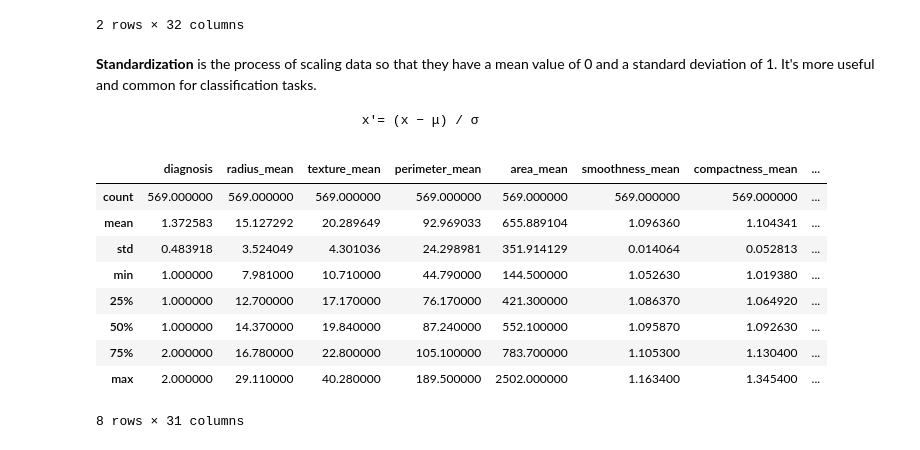
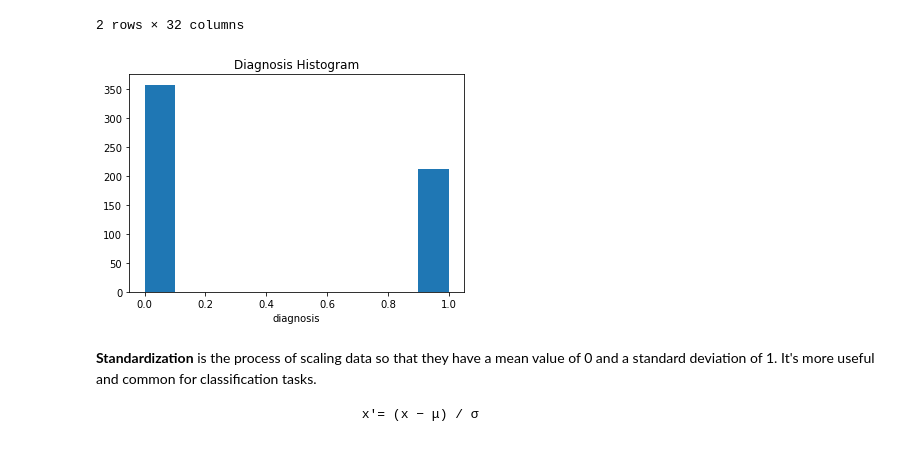
Before and after one commit to sm0223/breast_cancer_prediction, a Jupyter notebook: breast_cancer_prediction_naive_bayes.ipynb, the cells around one changed output. Drawn from its saved outputs; the diff is of its cells as text; code cells hidden in the pictures.

```diff
--- a/breast_cancer_prediction_naive_bayes.ipynb
+++ b/breast_cancer_prediction_naive_bayes.ipynb
@@ -38,21 +38,16 @@ df.groupby('diagnosis').count()
 | B | 357 | 357 | 357 | 357 | 357 | 357 | 357 | ... |
 | M | 212 | 212 | 212 | 212 | 212 | 212 | 212 | ... |
 2 rows × 32 columns
+# %%
+df = df.drop(df[['Unnamed: 32', 'id']],axis =1) #dropping the unnamed bad column
+df[['diagnosis']] = df[['diagnosis']].replace(['M'], 1).replace(['B'], 0) #replacing Malignant with 1s and Benign with 0s
+plt.hist(df['diagnosis'])
+plt.xlabel('diagnosis')
+plt.title('Diagnosis Histogram')
+plt.show()
+# %% [output]
+[figure, added]
 # %% [markdown]
 **Standardization** is the process of scaling data so that they have a mean value of 0 and a standard deviation of 1. It's more useful and common for classification tasks.
 
                                     x′= (x − μ) / σ
-# %%
-stat_data = df.describe()
-stat_data
-# %% [output]
-|  | diagnosis | radius_mean | texture_mean | perimeter_mean | area_mean | smoothness_mean | compactness_mean | ... |
-| count | 569.000000 | 569.000000 | 569.000000 | 569.000000 | 569.000000 | 569.000000 | 569.000000 | ... |
-| mean | 1.372583 | 15.127292 | 20.289649 | 92.969033 | 655.889104 | 1.096360 | 1.104341 | ... |
-| std | 0.483918 | 3.524049 | 4.301036 | 24.298981 | 351.914129 | 0.014064 | 0.052813 | ... |
-| min | 1.000000 | 7.981000 | 10.710000 | 44.790000 | 144.500000 | 1.052630 | 1.019380 | ... |
-| 25% | 1.000000 | 12.700000 | 17.170000 | 76.170000 | 421.300000 | 1.086370 | 1.064920 | ... |
-| 50% | 1.000000 | 14.370000 | 19.840000 | 87.240000 | 552.100000 | 1.095870 | 1.092630 | ... |
-| 75% | 2.000000 | 16.780000 | 22.800000 | 105.100000 | 783.700000 | 1.105300 | 1.130400 | ... |
-| max | 2.000000 | 29.110000 | 40.280000 | 189.500000 | 2502.000000 | 1.163400 | 1.345400 | ... |
-8 rows × 31 columns
```
Also changed, not shown: parts of 21 cells of this notebook.
